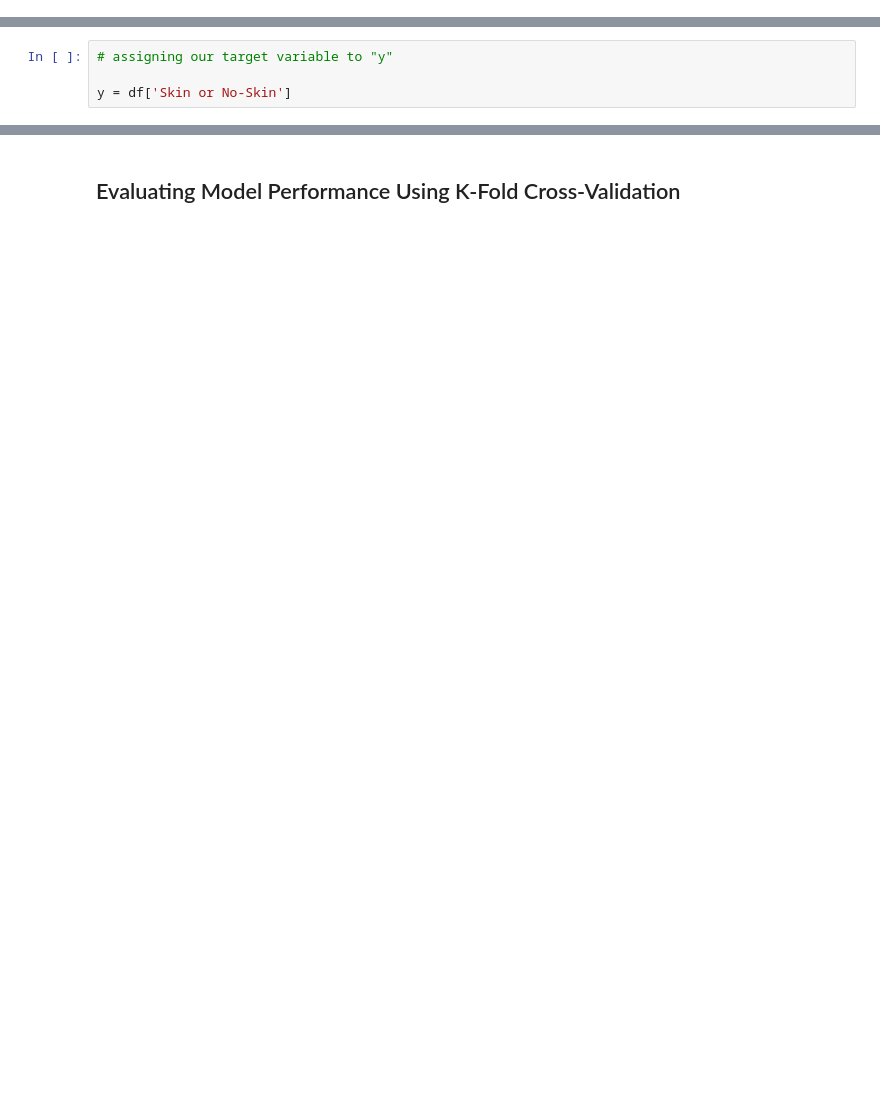
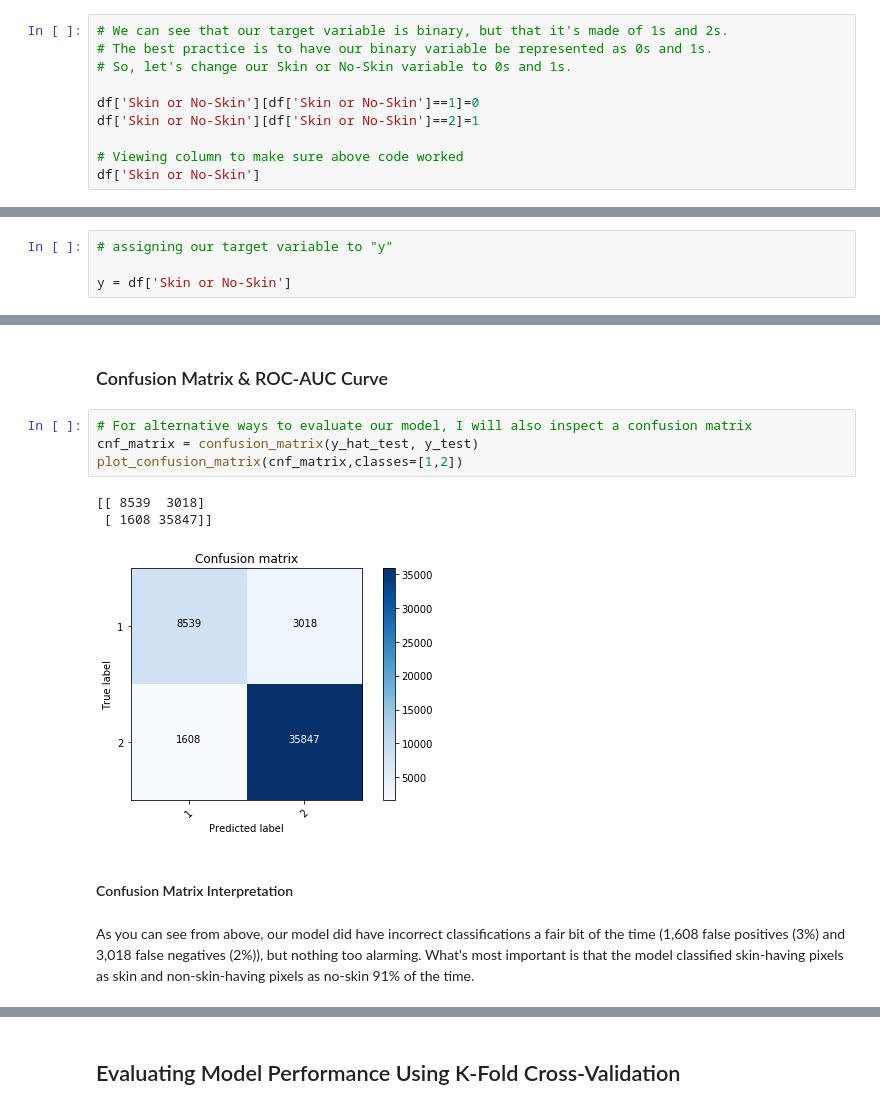
Before and after one commit to aulorbe/Skin-Segmentation-Logit-Regression, a Jupyter notebook: Skin_NoSkin.ipynb, the cells around one changed output, grey strips where cells are left out. Drawn from its saved outputs; the diff is of its cells as text; blank space fills up the shorter version.

```diff
--- a/Skin_NoSkin.ipynb
+++ b/Skin_NoSkin.ipynb
@@ -42,0 +65,10 @@ df.head()
+# %%
+# We can see that our target variable is binary, but that it's made of 1s and 2s.
+# The best practice is to have our binary variable be represented as 0s and 1s.
+# So, let's change our Skin or No-Skin variable to 0s and 1s.
+
+df['Skin or No-Skin'][df['Skin or No-Skin']==1]=0
+df['Skin or No-Skin'][df['Skin or No-Skin']==2]=1
+
+# Viewing column to make sure above code worked
+df['Skin or No-Skin']
@@ -150,0 +221,14 @@ MSE: 0.09
+# %% [markdown]
+### Confusion Matrix & ROC-AUC Curve
+# %%
+# For alternative ways to evaluate our model, I will also inspect a confusion matrix
+cnf_matrix = confusion_matrix(y_hat_test, y_test)
+plot_confusion_matrix(cnf_matrix,classes=[1,2])
+# %% [output]
+[[ 8539  3018]
+ [ 1608 35847]]
+[figure, added]
+# %% [markdown]
+#### Confusion Matrix Interpretation
+# %% [markdown]
+As you can see from above, our model did have incorrect classifications a fair bit of the time (1,608 false positives (3%) and 3,018 false negatives (2%)), but nothing too alarming. What's most important is that the model classified skin-having pixels as skin and non-skin-having pixels as no-skin 91% of the time.
```
Also changed, not shown: parts of 49 cells of this notebook.
